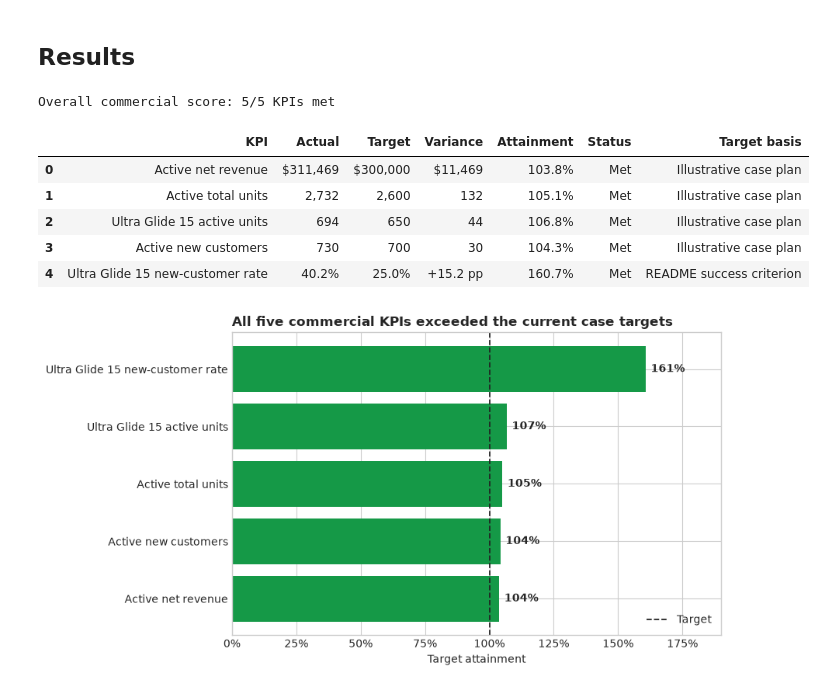
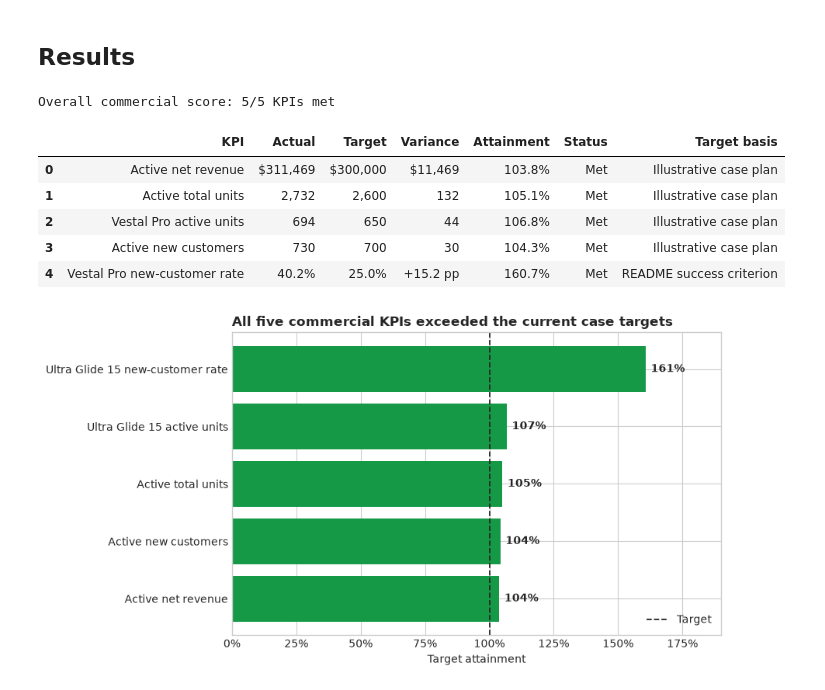
Before and after one commit to andersone17/salomon_case, a Jupyter notebook: notebooks/02_campaign_scorecard.ipynb, the cells around one changed output. Drawn from its saved outputs; the diff is of its cells as text; code cells hidden in the pictures.

```diff
--- a/notebooks/02_campaign_scorecard.ipynb
+++ b/notebooks/02_campaign_scorecard.ipynb
@@ -41,9 +41,9 @@ plt.style.use("seaborn-v0_8-whitegrid")
 TARGETS = {
     "Active net revenue": 300_000,
     "Active total units": 2_600,
-    "Ultra Glide 15 active units": 650,
+    "Vestal Pro active units": 650,
     "Active new customers": 700,
-    "Ultra Glide 15 new-customer rate": 0.25,
+    "Vestal Pro new-customer rate": 0.25,
 }
 
 CAMPAIGN_START = pd.Timestamp("2026-06-01")
@@ -98,31 +98,31 @@ pre_ecommerce = ecommerce[ecommerce["campaign_phase"] == "Pre-campaign"].copy()
 active_orders = orders[orders["campaign_phase"] == "Active campaign"].copy()
 active_ultra = products[
     (products["campaign_phase"] == "Active campaign")
-    & (products["franchise"] == "Ultra Glide 15")
+    & (products["franchise"] == "Vestal Pro")
 ].copy()
 
 active_orders_sorted = active_orders.sort_values(["order_date", "order_id"])
 ultra_orders = active_orders_sorted[
-    active_orders_sorted["primary_product"] == "Ultra Glide 15"
+    active_orders_sorted["primary_product"] == "Vestal Pro"
 ]
 ultra_customer_type = ultra_orders.groupby("customer_id")["customer_type"].first()
 
 actuals = {
     "Active net revenue": active_ecommerce["net_revenue"].sum(),
     "Active total units": active_ecommerce["units"].sum(),
-    "Ultra Glide 15 active units": active_ultra["units_sold"].sum(),
+    "Vestal Pro active units": active_ultra["units_sold"].sum(),
     "Active new customers": active_orders.loc[
         active_orders["customer_type"] == "New", "customer_id"
     ].nunique(),
-    "Ultra Glide 15 new-customer rate": (ultra_customer_type == "New").mean(),
+    "Vestal Pro new-customer rate": (ultra_customer_type == "New").mean(),
 }
 
 target_basis = {
     "Active net revenue": "Illustrative case plan",
     "Active total units": "Illustrative case plan",
-    "Ultra Glide 15 active units": "Illustrative case plan",
+    "Vestal Pro active units": "Illustrative case plan",
     "Active new customers": "Illustrative case plan",
-    "Ultra Glide 15 new-customer rate": "README success criterion",
+    "Vestal Pro new-customer rate": "README success criterion",
 }
 
 scorecard = pd.DataFrame(
@@ -137,39 +137,39 @@ scorecard = pd.DataFrame(
             "Target basis": target_basis[metric],
         }
         for metric, actual in actuals.items()
     ]
 )
 
 formatters = {
     "Active net revenue": lambda value: f"${value:,.0f}",
     "Active total units": lambda value: f"{value:,.0f}",
-    "Ultra Glide 15 active units": lambda value: f"{value:,.0f}",
+    "Vestal Pro active units": lambda value: f"{value:,.0f}",
     "Active new customers": lambda value: f"{value:,.0f}",
-    "Ultra Glide 15 new-customer rate": lambda value: f"{value:.1%}",
+    "Vestal Pro new-customer rate": lambda value: f"{value:.1%}",
 }
 
 scorecard_display = scorecard.copy().astype({"Actual": "object", "Target": "object", "Variance": "object", "Attainment": "object"})
 for row_index, row in scorecard_display.iterrows():
     formatter = formatters[row["KPI"]]
     scorecard_display.loc[row_index, "Actual"] = formatter(row["Actual"])
     scorecard_display.loc[row_index, "Target"] = formatter(row["Target"])
-    if row["KPI"] == "Ultra Glide 15 new-customer rate":
+    if row["KPI"] == "Vestal Pro new-customer rate":
         scorecard_display.loc[row_index, "Variance"] = f"{row['Variance'] * 100:+.1f} pp"
     else:
         scorecard_display.loc[row_index, "Variance"] = formatter(row["Variance"])
 scorecard_display["Attainment"] = scorecard["Attainment"].map(lambda value: f"{value:.1%}")
 
 overall_score = int((scorecard["Status"] == "Met").sum())
 print(f"Overall commercial score: {overall_score}/{len(scorecard)} KPIs met")
 display(scorecard_display)
 # %% [output]
 Overall commercial score: 5/5 KPIs met
 |  | KPI | Actual | Target | Variance | Attainment | Status | Target basis |
 | 0 | Active net revenue | $311,469 | $300,000 | $11,469 | 103.8% | Met | Illustrative case plan |
 | 1 | Active total units | 2,732 | 2,600 | 132 | 105.1% | Met | Illustrative case plan |
-| 2 | Ultra Glide 15 active units | 694 | 650 | 44 | 106.8% | Met | Illustrative case plan |
+| 2 | Vestal Pro active units | 694 | 650 | 44 | 106.8% | Met | Illustrative case plan |
 | 3 | Active new customers | 730 | 700 | 30 | 104.3% | Met | Illustrative case plan |
-| 4 | Ultra Glide 15 new-customer rate | 40.2% | 25.0% | +15.2 pp | 160.7% | Met | README success criterion |
+| 4 | Vestal Pro new-customer rate | 40.2% | 25.0% | +15.2 pp | 160.7% | Met | README success criterion |
 # %%
 fig, ax = plt.subplots(figsize=(9, 4.8))
 fig.patch.set_facecolor("white")
```
Also changed, not shown: parts of 5 cells of this notebook, 13 other files.
